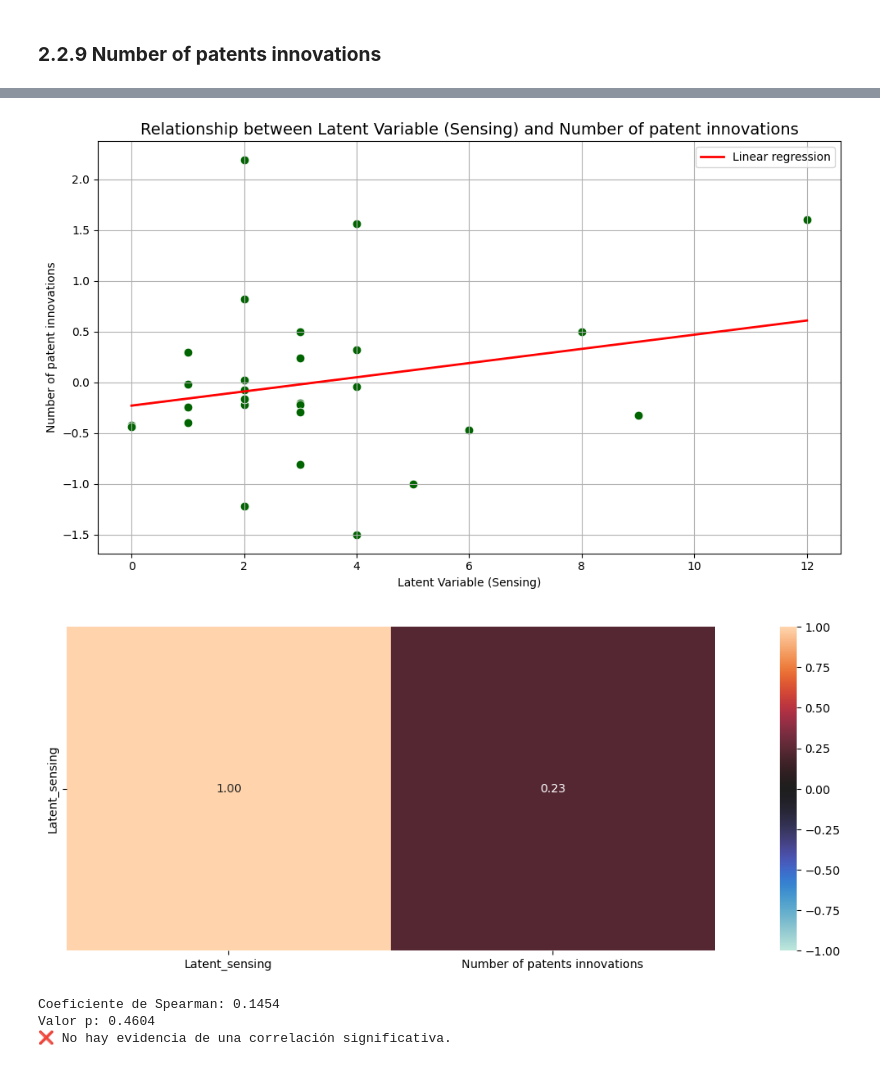
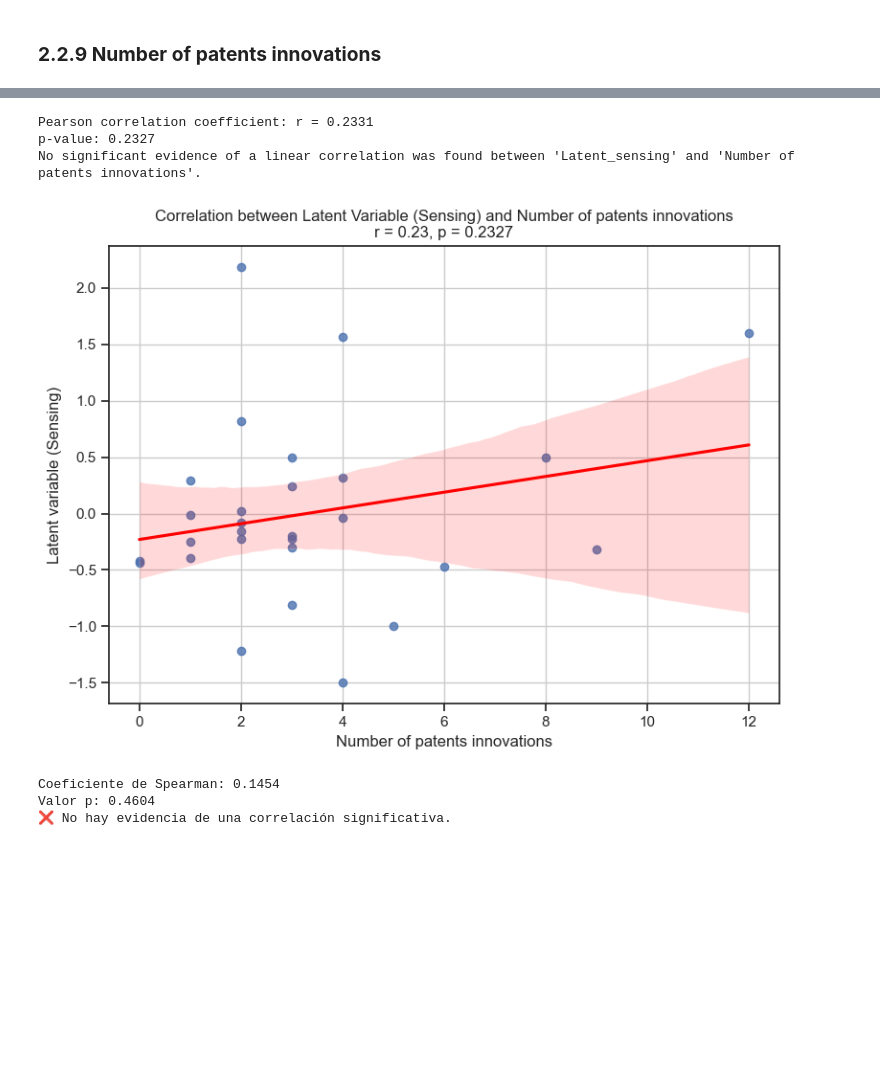
Before and after one commit to AlejaGuz/orange, a Jupyter notebook: Notebook_AFO_LFM_v4.ipynb, the cells around one changed output, grey strips where cells are left out. Drawn from its saved outputs; the diff is of its cells as text; code cells hidden in the pictures; blank space fills up the shorter version.

```diff
--- a/Notebook_AFO_LFM_v4.ipynb
+++ b/Notebook_AFO_LFM_v4.ipynb
@@ -1622,30 +1601,0 @@ df_analysis_multivariate_final
-# %%
-# Specific variables
-df_plot = df_analysis_multivariate_final.copy()
-y_var = "Latent_sensing"
-x_var = "Number of patents innovations"
-
-# Fit linear regression model
-X = df_plot[[x_var]]  # design matrix (2D)
-y = df_plot[y_var]
-model = LinearRegression().fit(X, y)
-
-# Predict values and compute R²
-y_pred = model.predict(X)
-r2 = r2_score(y, y_pred)
-
-# Plot
-plt.figure(figsize=(10, 6))
-sns.scatterplot(x=x_var, y=y_var, data=df_plot, color='darkgreen', s=60)
-sns.lineplot(x=df_plot[x_var], y=y_pred, color='red', linewidth=2, label='Linear regression')
-
-# Customize labels and title
-plt.title("Relationship between Latent Variable (Sensing) and Number of patent innovations", fontsize=14)
-plt.xlabel("Latent Variable (Sensing)")
-plt.ylabel("Number of patent innovations")
-plt.grid(True)
-plt.legend()
-plt.tight_layout()
-plt.show()
-# %% [output]
-[figure, removed]
@@ -1663,8 +1602,32 @@ continuous_features=identify_numeric_columns(df_promedio_empresa_corr)
-# %%
-from dython.nominal import associations
-target_correlation= associations(df_promedio_empresa_corr, display_rows=["Latent_sensing"], filename= 'target_correlation.png', figsize=(20,5))
-# %% [output]
-[figure, removed]
+# %%
+# Pearson correlation coefficient and p-value calculation
+r, p_value = pearsonr(df_analysis_multivariate_final['Latent_sensing'], df_analysis_multivariate_final['Number of patents innovations'])
+
+# Results
+print(f"Pearson correlation coefficient: r = {r:.4f}")
+print(f"p-value: {p_value:.4f}")
+
+# Interpretation
+alpha = 0.05
+if p_value < alpha:
+    print("There is significant evidence of a linear correlation between 'Latent_sensing' and 'Number of patents innovations'.")
+else:
+    print("No significant evidence of a linear correlation was found between 'Latent_sensing' and 'Number of patents innovations'.")
+
+# Visualization
+plt.figure(figsize=(8, 6))
+sns.regplot(data=df_analysis_multivariate_final, x='Number of patents innovations', y='Latent_sensing', ci=95, line_kws={'color': 'red'})
+plt.title(f"Correlation between Latent Variable (Sensing) and Number of patents innovations\nr = {r:.2f}, p = {p_value:.4f}")
+plt.xlabel("Number of patents innovations")
+plt.ylabel("Latent variable (Sensing)")
+plt.grid(True)
+plt.tight_layout()
+plt.show()
+# %% [output]
+Pearson correlation coefficient: r = 0.2331
+p-value: 0.2327
+No significant evidence of a linear correlation was found between 'Latent_sensing' and 'Number of patents innovations'.
+[figure, added]
 # %%
 from scipy.stats import spearmanr
 
```
Also changed, not shown: parts of 65 cells of this notebook, 3 other files.
